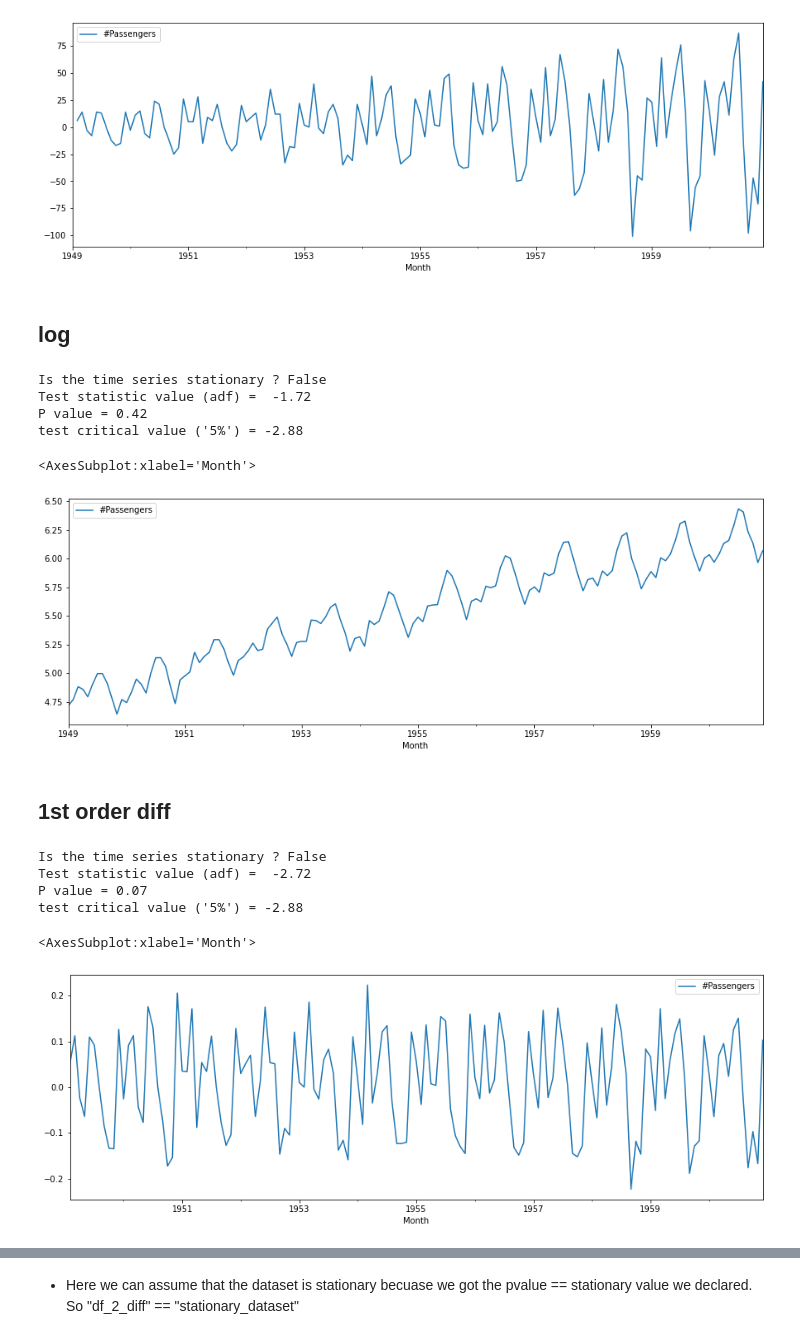
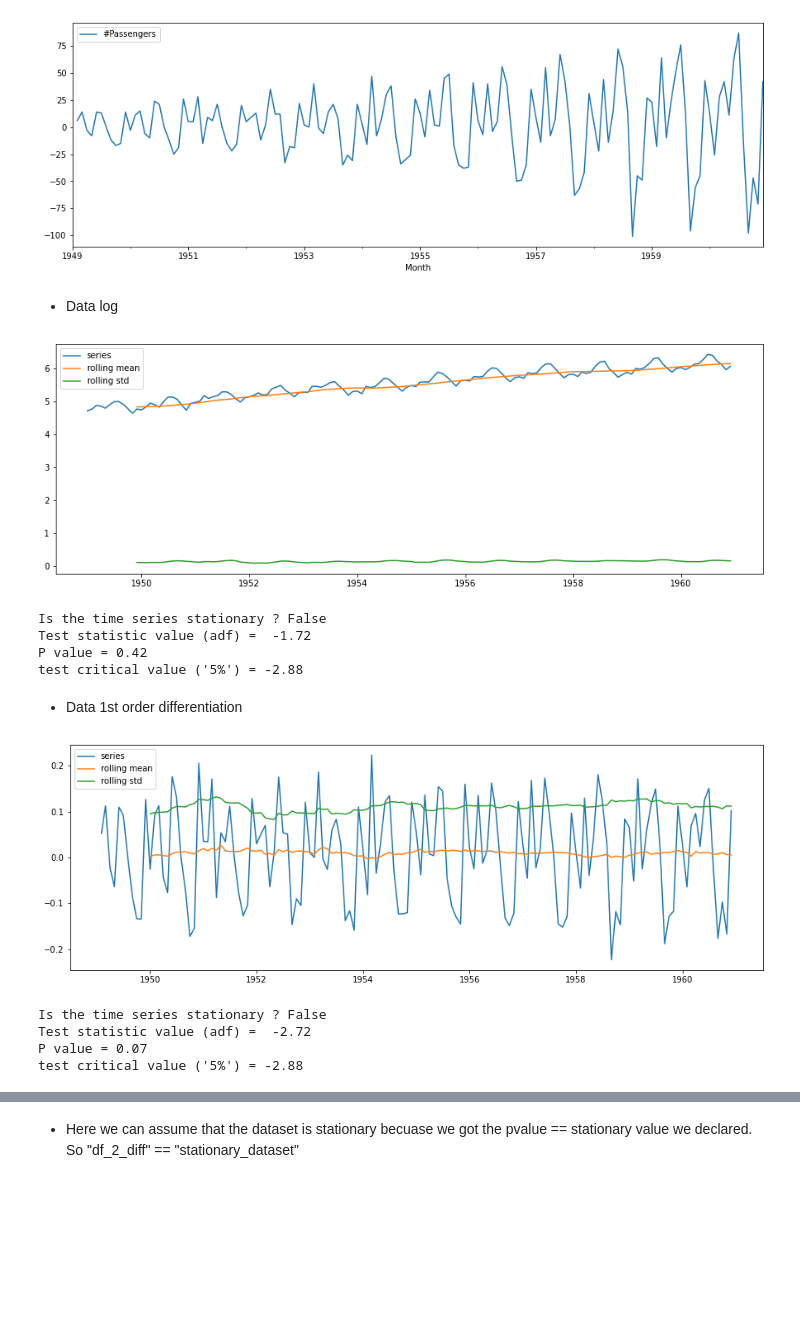
Before and after one commit to Pramod-Kumar808/time_series, a Jupyter notebook: notebook/Project_Notebook.ipynb, the cells around one changed output, grey strips where cells are left out. Saved outputs shown, nothing was run; the diff lists cells and outputs as text; code cells hidden in the pictures; blank space fills up the shorter version.

```diff
--- a/notebook/Project_Notebook.ipynb
+++ b/notebook/Project_Notebook.ipynb
@@ -61,30 +83,26 @@ df_master.diff().plot()
 <AxesSubplot:xlabel='Month'>
 [figure]
 # %% [markdown]
-## log
+* Data log
 # %%
 df_without_exponential_growth = np.log(df_master)
-adf_test(df_without_exponential_growth)
-df_without_exponential_growth.plot()
+stationary(df_without_exponential_growth)
 # %% [output]
+[figure, new version]
 Is the time series stationary ? False
 Test statistic value (adf) =  -1.72
 P value = 0.42
 test critical value ('5%') = -2.88
-<AxesSubplot:xlabel='Month'>
-[figure, old version]
 # %% [markdown]
-## 1st order diff
+* Data 1st order differentiation
 # %%
 df_log_1_diff = df_without_exponential_growth.diff().dropna()
-adf_test(df_log_1_diff)
-df_log_1_diff.plot()
+stationary(df_log_1_diff)
 # %% [output]
+[figure, new version]
 Is the time series stationary ? False
 Test statistic value (adf) =  -2.72
 P value = 0.07
 test critical value ('5%') = -2.88
-<AxesSubplot:xlabel='Month'>
-[figure, old version]
 # %%
 df_1_diff = df_master.diff().dropna()
```
Also changed, not shown: parts of 44 cells of this notebook, 2 other files.
